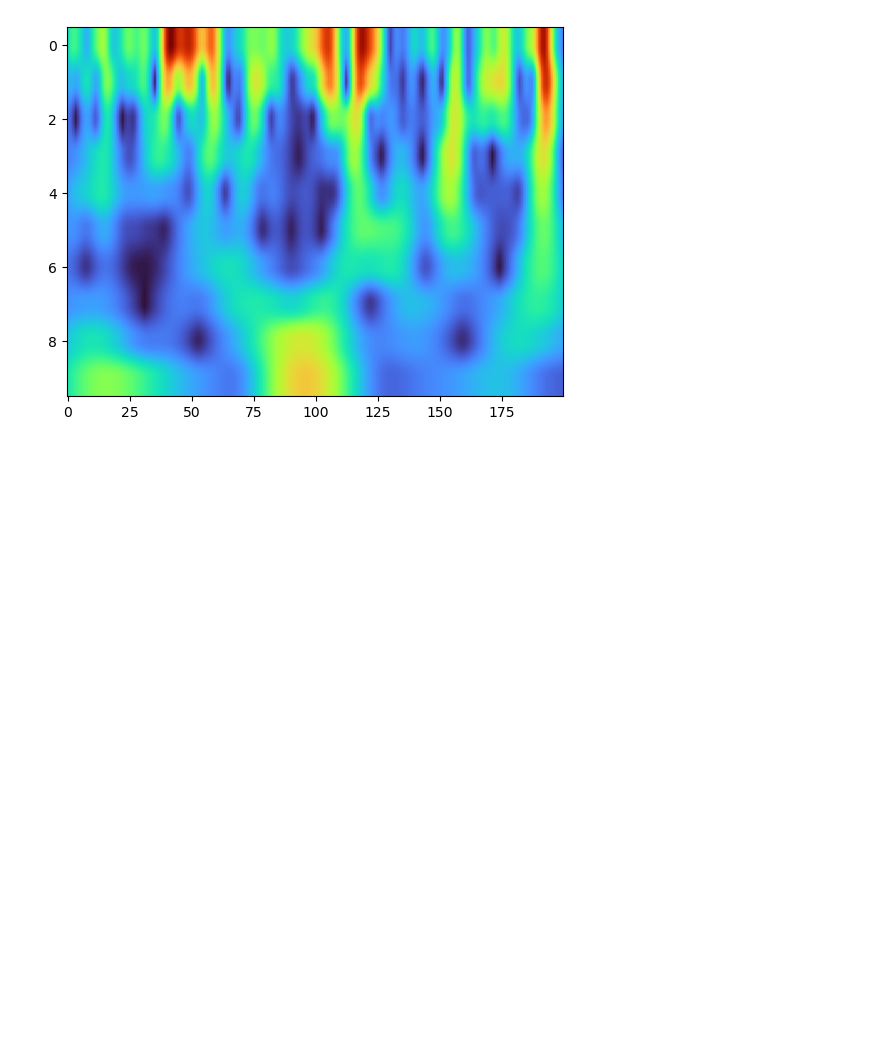
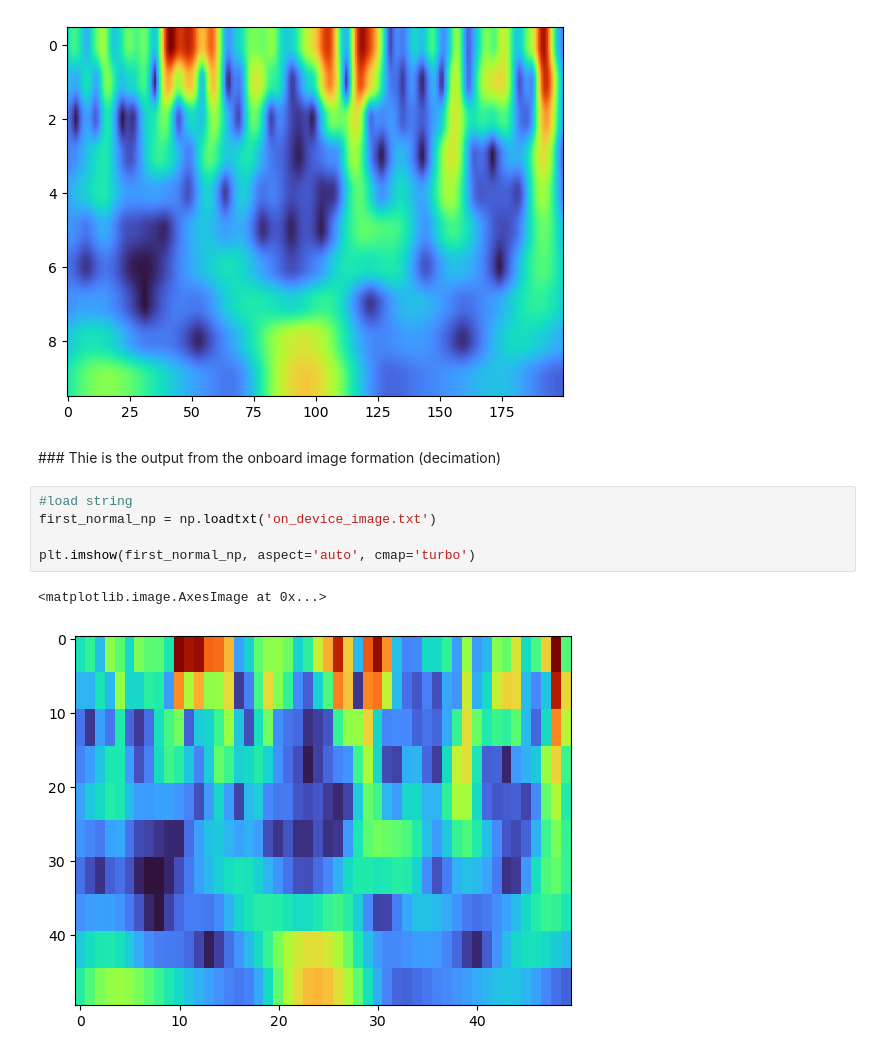
Before and after one commit to bitmorse/bearings-max78000, a Jupyter notebook: firmware/synthed_net/bearingnet/cwt_verification/cwt_bearings.ipynb, the cells around one changed output. Drawn from its saved outputs; the diff is of its cells as text; blank space fills up the shorter version.

```diff
--- a/firmware/synthed_net/bearingnet/cwt_verification/cwt_bearings.ipynb
+++ b/firmware/synthed_net/bearingnet/cwt_verification/cwt_bearings.ipynb
@@ -288,3 +290,13 @@ Deprecated in NumPy 1.20; for more details and guidance: https://numpy.org/devdo
   first_normal_np = np.array(first_normal.split()).reshape(10,200).astype(np.float)
 <matplotlib.image.AxesImage at 0x...>
 [figure]
+# %% [markdown]
+### Thie is the output from the onboard image formation (decimation)
+# %%
+#load string
+first_normal_np = np.loadtxt('on_device_image.txt')
+
+plt.imshow(first_normal_np, aspect='auto', cmap='turbo')
+# %% [output]
+<matplotlib.image.AxesImage at 0x...>
+[figure, added]
```
Also changed, not shown: parts of 3 cells of this notebook, 4 other files.
